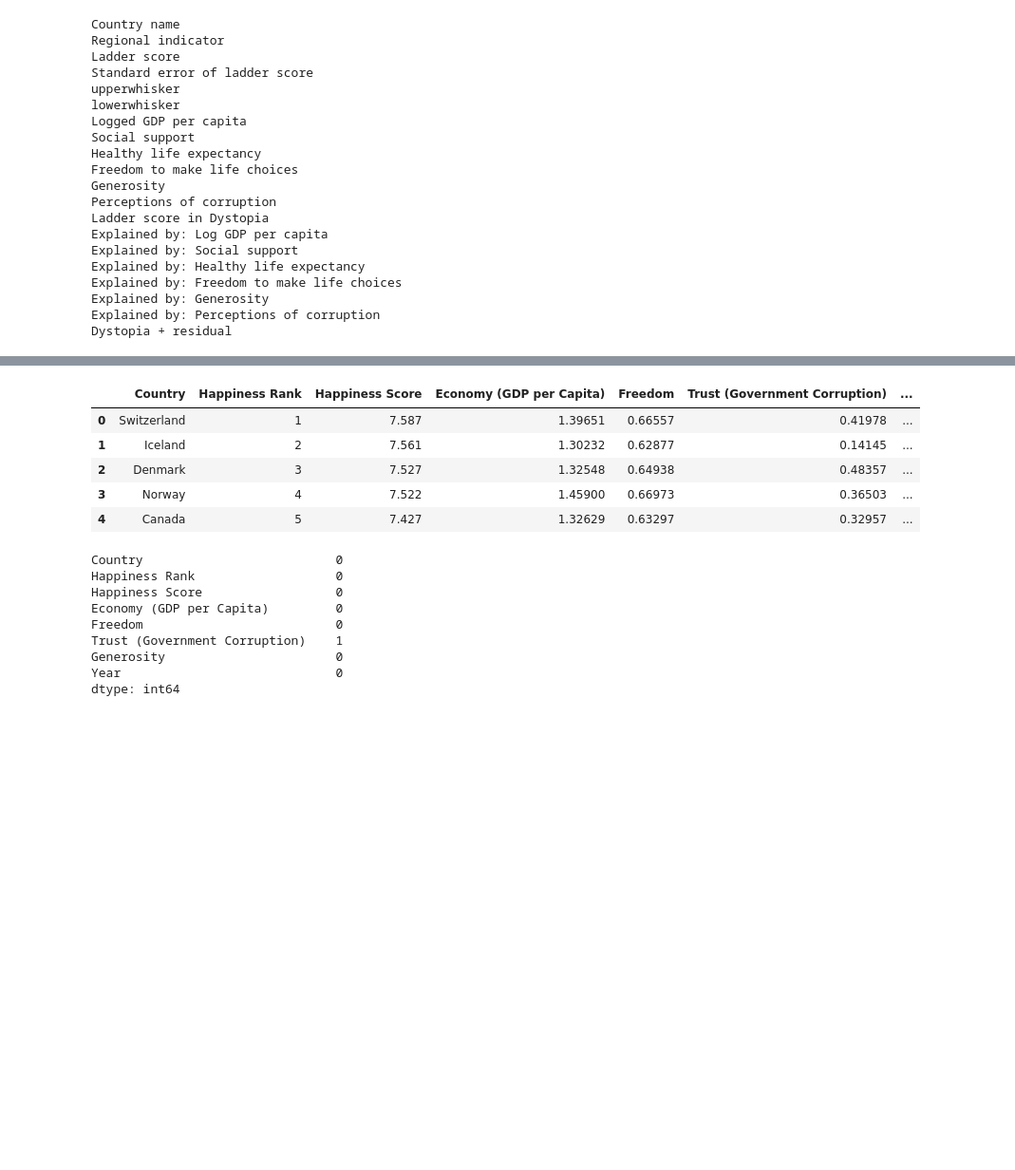
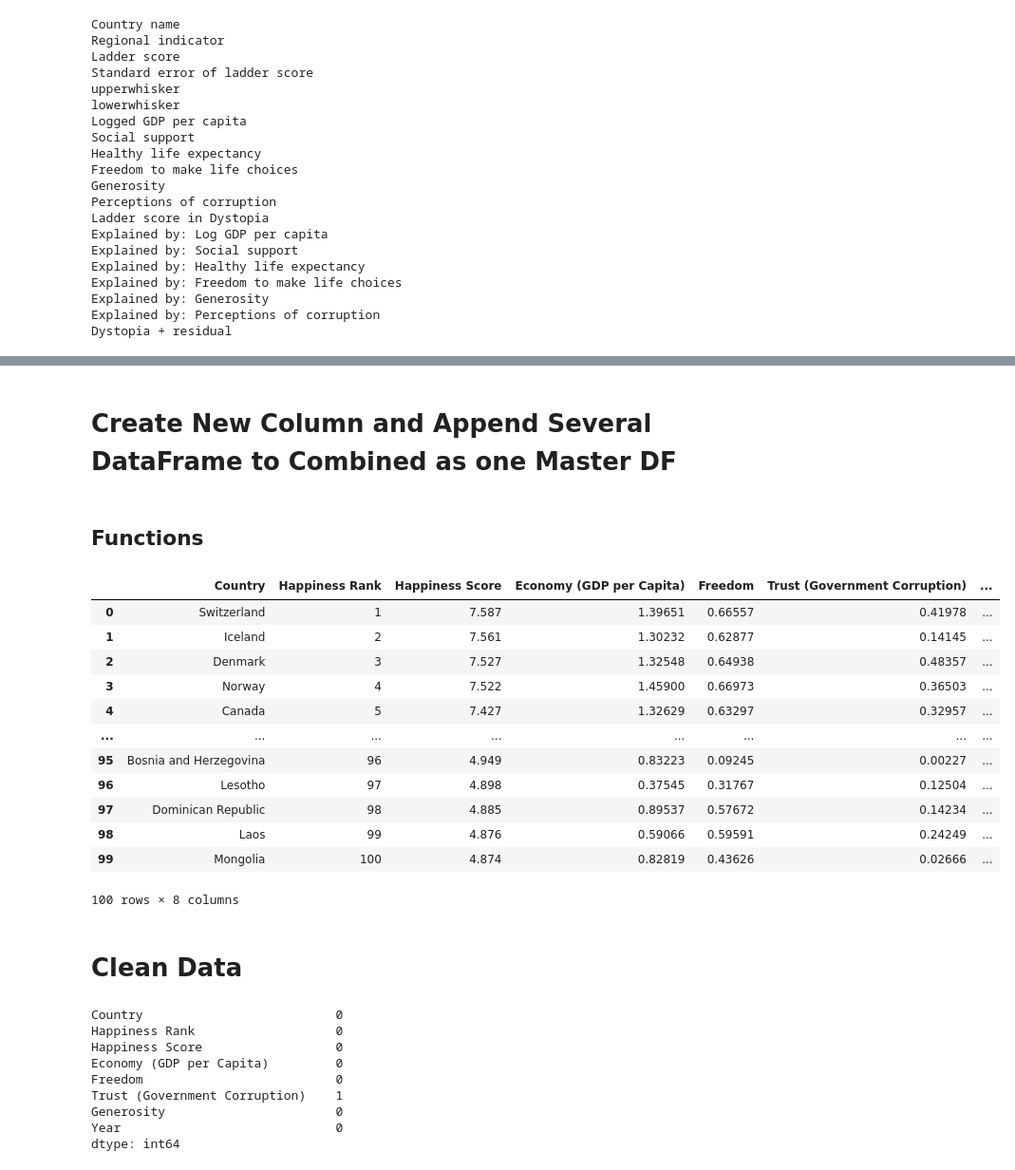
Before and after one commit to data301-2021-summer2/project-group16-data-301-project, a Jupyter notebook: analysis/Sue/Analysis_Pipeline.ipynb, the cells around one changed output, grey strips where cells are left out. Shown at 95% size. Saved outputs shown, nothing was run; the diff lists cells and outputs as text; code cells hidden in the pictures; blank space fills up the shorter version.

```diff
--- a/analysis/Sue/Analysis_Pipeline.ipynb
+++ b/analysis/Sue/Analysis_Pipeline.ipynb
@@ -73,6 +75,10 @@ df16=select_col(H16RawData)
 df17=select_col(H17RawData)
 df18=select_col(H18RawData)
 df19=select_col(H19RawData)
+# %% [markdown]
+# Create New Column and Append Several DataFrame to Combined as one Master DF
+# %% [markdown]
+## Functions
 # %%
 year=['2015','2016','2017','2018','2019']
 df=[df15,df16,df17,df18,df19]
@@ -84,10 +90,19 @@ df=pd.concat(df_list)
-# %%
-df.head()
-# %% [output]
-|  | Country | Happiness Rank | Happiness Score | Economy (GDP per Capita) | Freedom | Trust (Government Corruption) | ... |
-| 0 | Switzerland | 1 | 7.587 | 1.39651 | 0.66557 | 0.41978 | ... |
-| 1 | Iceland | 2 | 7.561 | 1.30232 | 0.62877 | 0.14145 | ... |
-| 2 | Denmark | 3 | 7.527 | 1.32548 | 0.64938 | 0.48357 | ... |
-| 3 | Norway | 4 | 7.522 | 1.45900 | 0.66973 | 0.36503 | ... |
-| 4 | Canada | 5 | 7.427 | 1.32629 | 0.63297 | 0.32957 | ... |
+# %%
+df_Master.head(100)
+# %% [output]
+|  | Country | Happiness Rank | Happiness Score | Economy (GDP per Capita) | Freedom | Trust (Government Corruption) | ... |
+| 0 | Switzerland | 1 | 7.587 | 1.39651 | 0.66557 | 0.41978 | ... |
+| 1 | Iceland | 2 | 7.561 | 1.30232 | 0.62877 | 0.14145 | ... |
+| 2 | Denmark | 3 | 7.527 | 1.32548 | 0.64938 | 0.48357 | ... |
+| 3 | Norway | 4 | 7.522 | 1.45900 | 0.66973 | 0.36503 | ... |
+| 4 | Canada | 5 | 7.427 | 1.32629 | 0.63297 | 0.32957 | ... |
+| ... | ... | ... | ... | ... | ... | ... | ... |
+| 95 | Bosnia and Herzegovina | 96 | 4.949 | 0.83223 | 0.09245 | 0.00227 | ... |
+| 96 | Lesotho | 97 | 4.898 | 0.37545 | 0.31767 | 0.12504 | ... |
+| 97 | Dominican Republic | 98 | 4.885 | 0.89537 | 0.57672 | 0.14234 | ... |
+| 98 | Laos | 99 | 4.876 | 0.59066 | 0.59591 | 0.24249 | ... |
+| 99 | Mongolia | 100 | 4.874 | 0.82819 | 0.43626 | 0.02666 | ... |
+100 rows × 8 columns
+# %% [markdown]
+# Clean Data
 # %%
```
Also changed, not shown: parts of 23 cells of this notebook, 2 other files.
